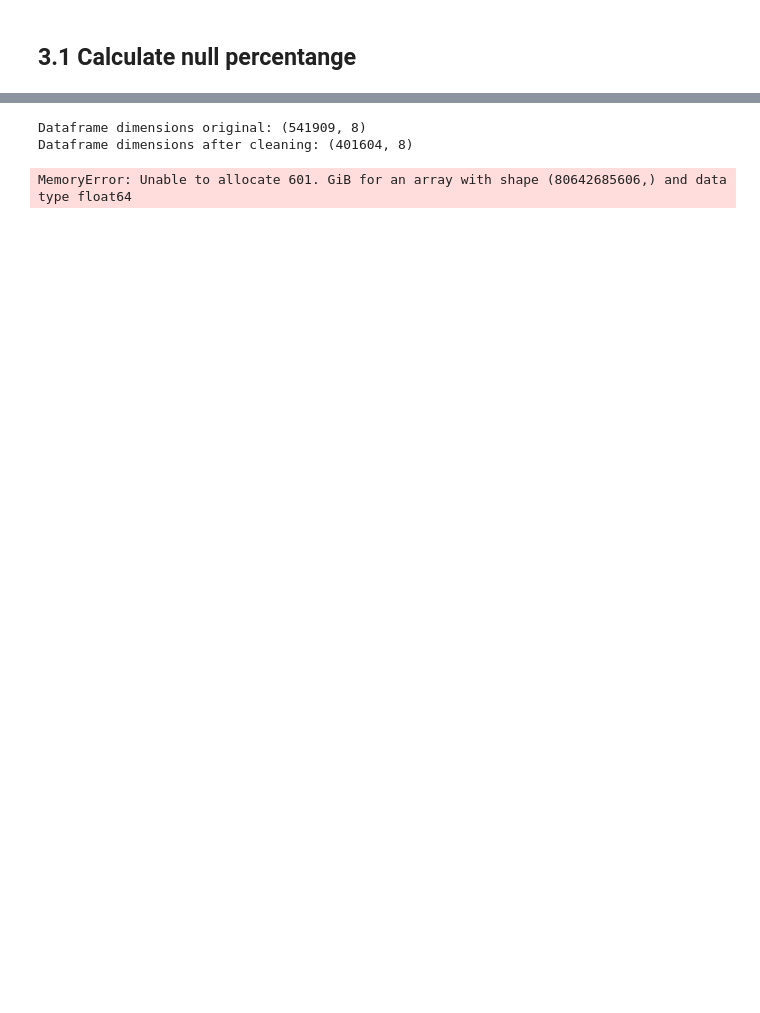
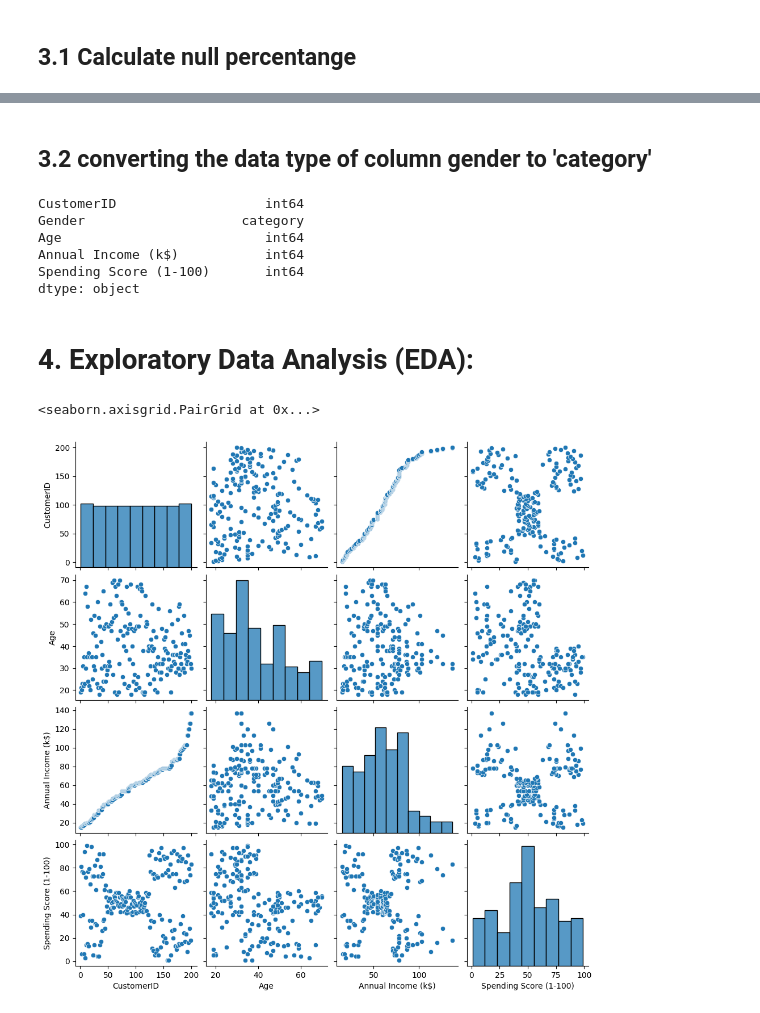
Before and after one commit to rupace10/STW7072CEM_Machine_Learning, a Jupyter notebook: customer_segmentation.ipynb, the cells around one changed output, grey strips where cells are left out. Cells and saved outputs as stored; diff of their text form; code cells hidden in the pictures; blank space fills up the shorter version.

```diff
--- a/customer_segmentation.ipynb
+++ b/customer_segmentation.ipynb
@@ -99,25 +70,19 @@ dtype: object
-# %%
-print('Dataframe dimensions original:', customer_df.shape)
-print('Dataframe dimensions after cleaning:', cleaned_customer_df.shape)
-# %% [output]
-Dataframe dimensions original: (541909, 8)
-Dataframe dimensions after cleaning: (401604, 8)
-# %%
-
-
-# Select features for clustering (e.g., Quantity, UnitPrice)
-X = cleaned_customer_df[['Quantity', 'UnitPrice']]
-X = X.astype(np.float32)
-# Initialize hierarchical clustering model
-model = AgglomerativeClustering(n_clusters=3)  # specify the number of clusters
-
-# Fit the model to the data
-model.fit(X)
-
-# Add cluster labels to the dataframe
-cleaned_customer_df['Cluster'] = model.labels_
-
-# Display the dataframe with cluster labels
-print(cleaned_customer_df.head())
-# %% [output]
-MemoryError: Unable to allocate 601. GiB for an array with shape (80642685606,) and data type float64
+# %% [markdown]
+## 3.2 converting the data type of column **gender** to 'category'
+# %%
+customer_df['Gender'] = customer_df['Gender'].astype('category')
+print(customer_df.dtypes)
+# %% [output]
+CustomerID                   int64
+Gender                    category
+Age                          int64
+Annual Income (k$)           int64
+Spending Score (1-100)       int64
+dtype: object
+# %% [markdown]
+# 4. Exploratory Data Analysis (EDA):
+# %%
+sns.pairplot(customer_df)
+# %% [output]
+<seaborn.axisgrid.PairGrid at 0x...>
+[figure, added]
```
Also changed, not shown: parts of 32 cells of this notebook, 2 other files.
